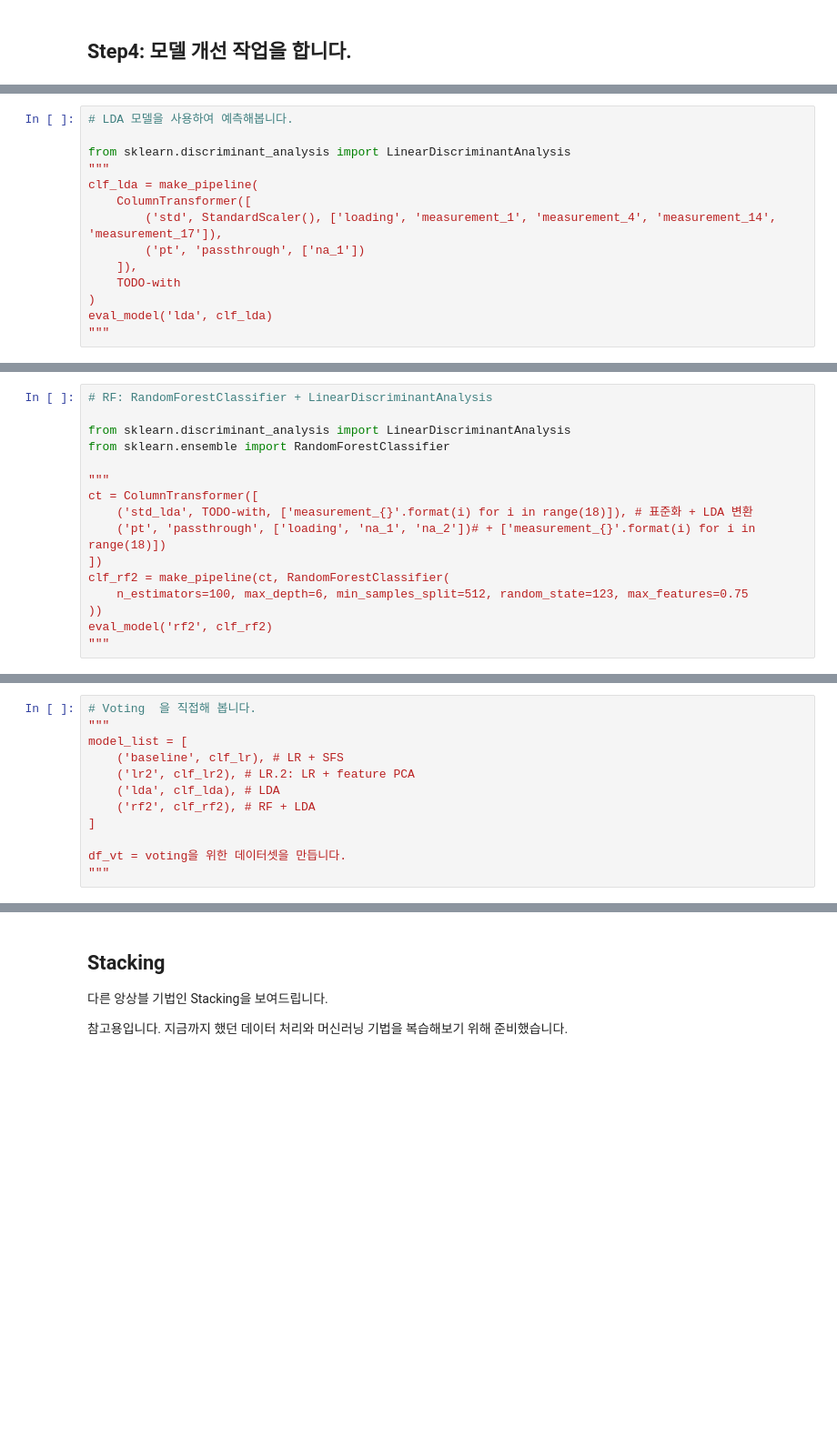
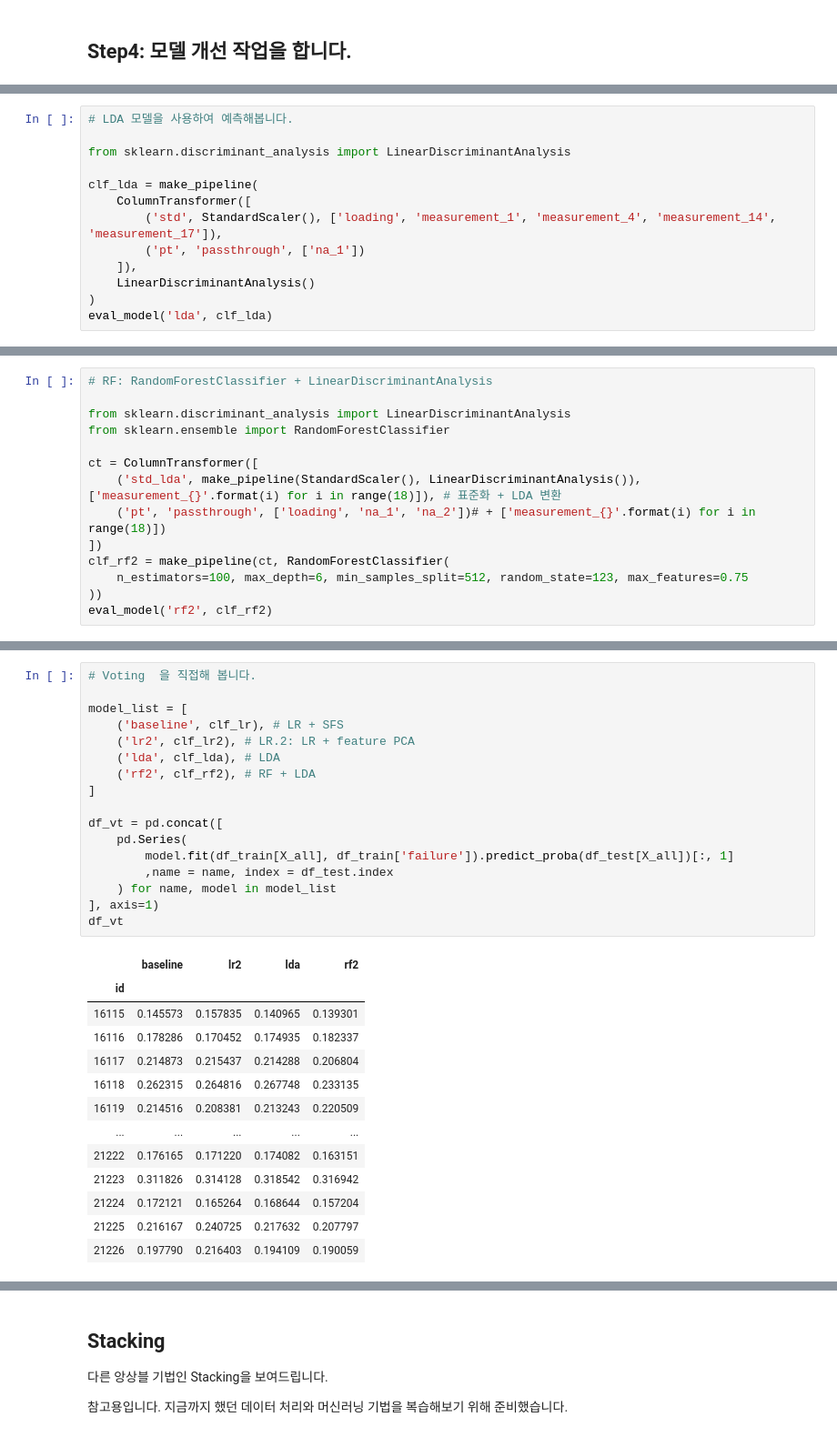
Before and after one commit to sunkusun9/DS_lv3_2410, a Jupyter notebook: sec_ds_lv3_prob1_kaggle.ipynb, the cells around one changed output, grey strips where cells are left out. Shown at 91% size. Cells and saved outputs as stored; diff of their text form; blank space fills up the shorter version.

```diff
--- a/sec_ds_lv3_prob1_kaggle.ipynb
+++ b/sec_ds_lv3_prob1_kaggle.ipynb
@@ -313,14 +367,13 @@ eval_model('lr3', clf_lr3)
 # LDA 모델을 사용하여 예측해봅니다.
 
 from sklearn.discriminant_analysis import LinearDiscriminantAnalysis
-"""
+
 clf_lda = make_pipeline(
     ColumnTransformer([
         ('std', StandardScaler(), ['loading', 'measurement_1', 'measurement_4', 'measurement_14', 'measurement_17']),
         ('pt', 'passthrough', ['na_1'])
     ]),
-    TODO-with
+    LinearDiscriminantAnalysis()
 )
 eval_model('lda', clf_lda)
-"""
 # %% [output]
@@ -354,14 +414,12 @@ eval_model('rf', clf_rf)
 from sklearn.discriminant_analysis import LinearDiscriminantAnalysis
 from sklearn.ensemble import RandomForestClassifier
 
-"""
 ct = ColumnTransformer([
-    ('std_lda', TODO-with, ['measurement_{}'.format(i) for i in range(18)]), # 표준화 + LDA 변환
+    ('std_lda', make_pipeline(StandardScaler(), LinearDiscriminantAnalysis()), ['measurement_{}'.format(i) for i in range(18)]), # 표준화 + LDA 변환
     ('pt', 'passthrough', ['loading', 'na_1', 'na_2'])# + ['measurement_{}'.format(i) for i in range(18)])
 ])
 clf_rf2 = make_pipeline(ct, RandomForestClassifier(
     n_estimators=100, max_depth=6, min_samples_split=512, random_state=123, max_features=0.75
 ))
 eval_model('rf2', clf_rf2)
-"""
 # %% [output]
@@ -411,13 +486,31 @@ print("자가 채점: {}".format(roc_auc_score(s_ans, prd)))
 # %%
 # Voting  을 직접해 봅니다.
-"""
+
 model_list = [
     ('baseline', clf_lr), # LR + SFS
     ('lr2', clf_lr2), # LR.2: LR + feature PCA
     ('lda', clf_lda), # LDA
     ('rf2', clf_rf2), # RF + LDA
 ]
 
-df_vt = voting을 위한 데이터셋을 만듭니다.
-"""
+df_vt = pd.concat([
+    pd.Series(
+        model.fit(df_train[X_all], df_train['failure']).predict_proba(df_test[X_all])[:, 1]
+        ,name = name, index = df_test.index
+    ) for name, model in model_list
+], axis=1)
+df_vt
 # %% [output]
+|  | baseline | lr2 | lda | rf2 |
+| id |  |  |  |  |
+| 16115 | 0.145573 | 0.157835 | 0.140965 | 0.139301 |
+| 16116 | 0.178286 | 0.170452 | 0.174935 | 0.182337 |
+| 16117 | 0.214873 | 0.215437 | 0.214288 | 0.206804 |
+| 16118 | 0.262315 | 0.264816 | 0.267748 | 0.233135 |
+| 16119 | 0.214516 | 0.208381 | 0.213243 | 0.220509 |
+| ... | ... | ... | ... | ... |
+| 21222 | 0.176165 | 0.171220 | 0.174082 | 0.163151 |
+| 21223 | 0.311826 | 0.314128 | 0.318542 | 0.316942 |
+| 21224 | 0.172121 | 0.165264 | 0.168644 | 0.157204 |
+| 21225 | 0.216167 | 0.240725 | 0.217632 | 0.207797 |
+| 21226 | 0.197790 | 0.216403 | 0.194109 | 0.190059 |
```
Also changed, not shown: parts of 21 cells of this notebook.
